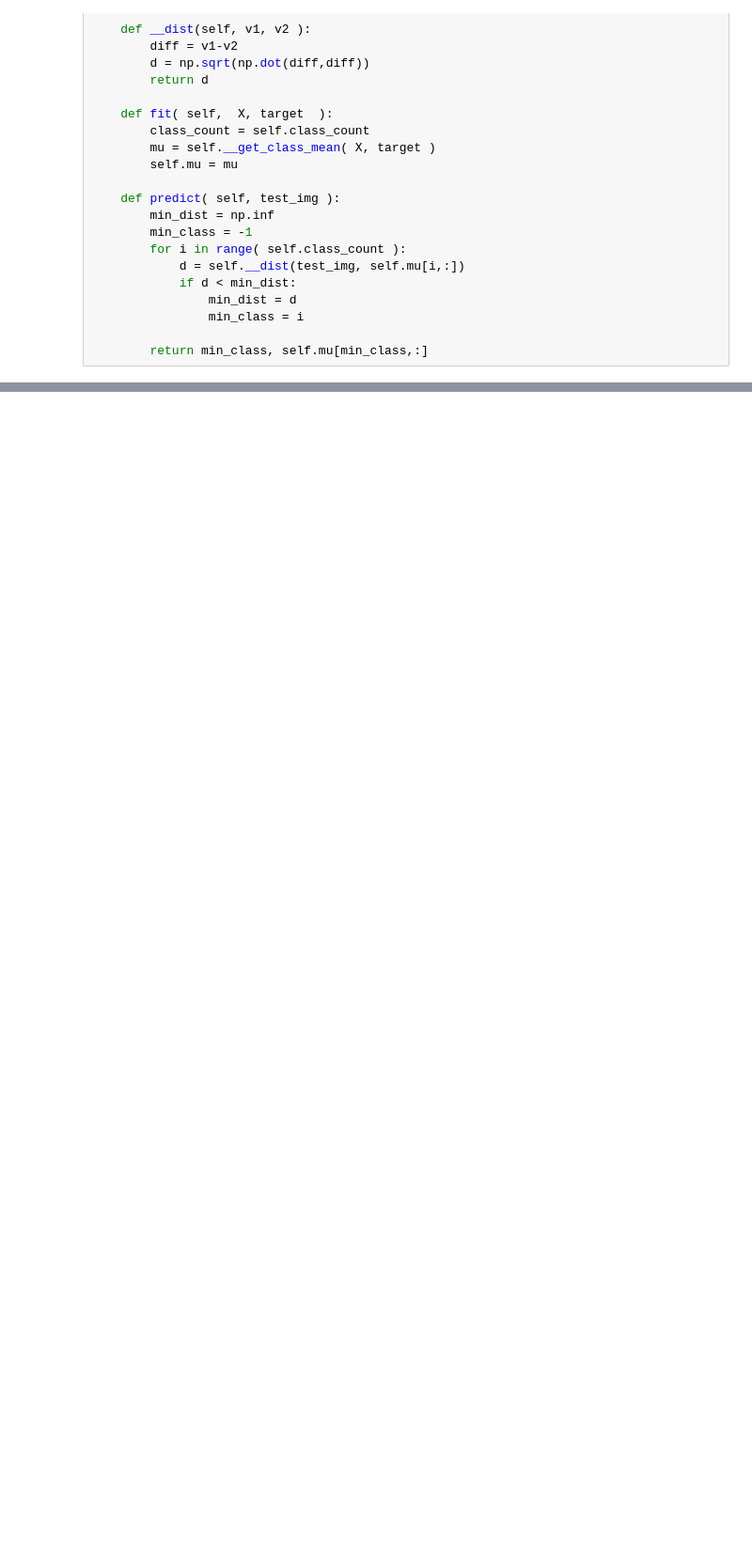
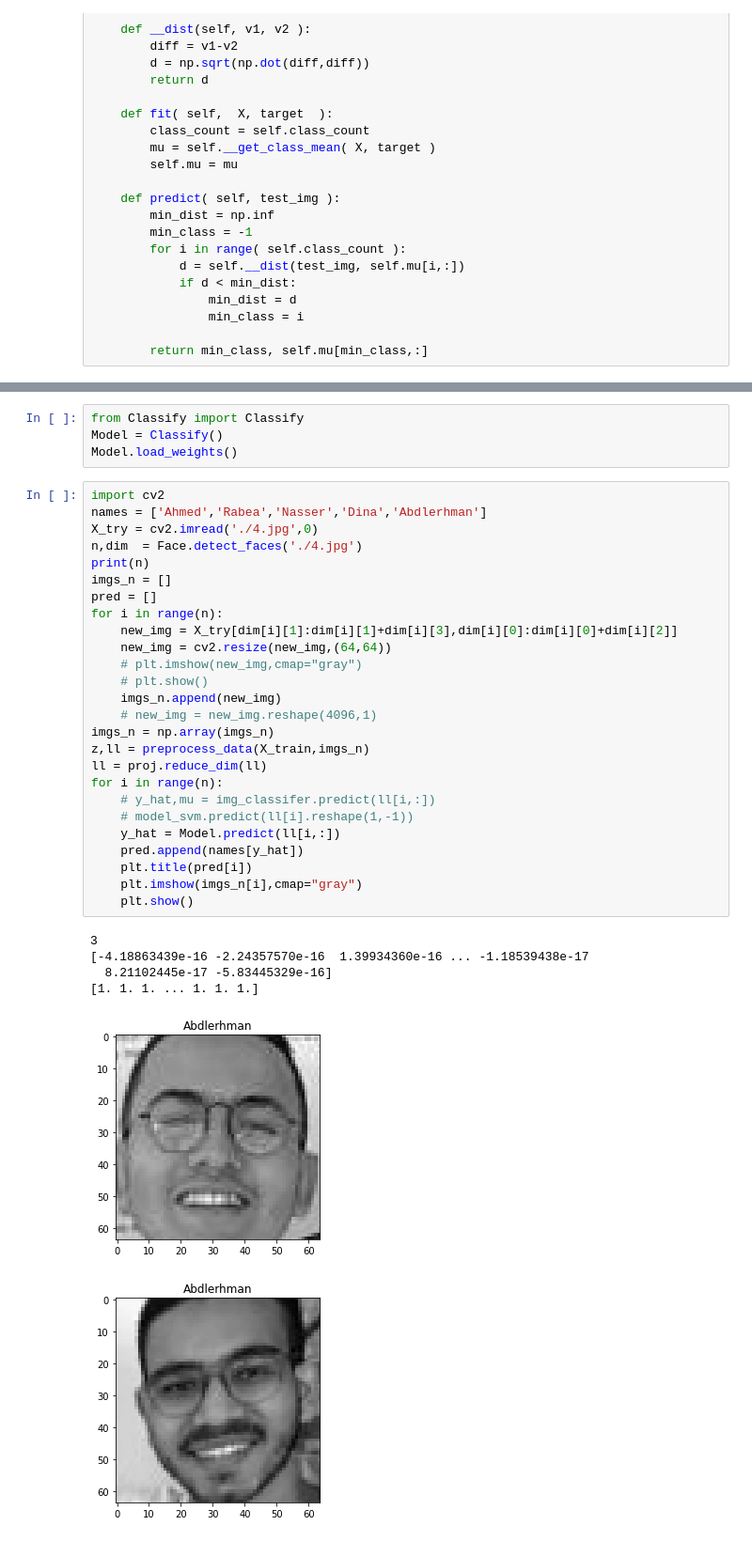
Before and after one commit to MahmoudRabea13/Find-My-Child, a Jupyter notebook: New_PCA.ipynb, the cells around one changed output, grey strips where cells are left out. Shown: that part at 94% size. Cells and saved outputs as stored; diff of their text form; blank space fills up the shorter version.

```diff
--- a/New_PCA.ipynb
+++ b/New_PCA.ipynb
@@ -258,0 +352,37 @@ accuracy of model 50.0 %
+# %%
+from Classify import Classify
+Model = Classify()
+Model.load_weights()
+# %%
+import cv2
+names = ['Ahmed','Rabea','Nasser','Dina','Abdlerhman']
+X_try = cv2.imread('./4.jpg',0)
+n,dim  = Face.detect_faces('./4.jpg')
+print(n)
+imgs_n = []
+pred = []
+for i in range(n):
+    new_img = X_try[dim[i][1]:dim[i][1]+dim[i][3],dim[i][0]:dim[i][0]+dim[i][2]]
+    new_img = cv2.resize(new_img,(64,64))
+    # plt.imshow(new_img,cmap="gray")
+    # plt.show()
+    imgs_n.append(new_img)
+    # new_img = new_img.reshape(4096,1)
+imgs_n = np.array(imgs_n)
+z,ll = preprocess_data(X_train,imgs_n)
+ll = proj.reduce_dim(ll)
+for i in range(n):
+    # y_hat,mu = img_classifer.predict(ll[i,:])
+    # model_svm.predict(ll[i].reshape(1,-1))
+    y_hat = Model.predict(ll[i,:])
+    pred.append(names[y_hat])
+    plt.title(pred[i])
+    plt.imshow(imgs_n[i],cmap="gray")
+    plt.show()
+# %% [output]
+3
+[-4.18863439e-16 -2.24357570e-16  1.39934360e-16 ... -1.18539438e-17
+  8.21102445e-17 -5.83445329e-16]
+[1. 1. 1. ... 1. 1. 1.]
+[figure, added]
+[figure, added]
```
Also changed, not shown: parts of 23 cells of this notebook, 5 other files.
